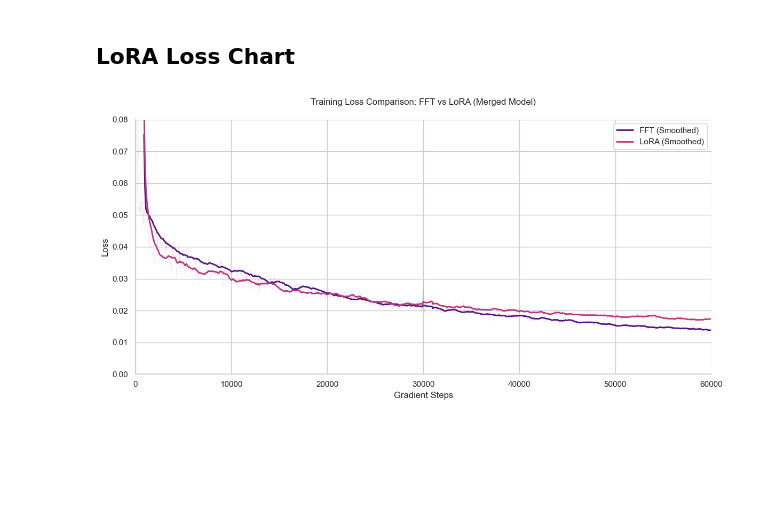
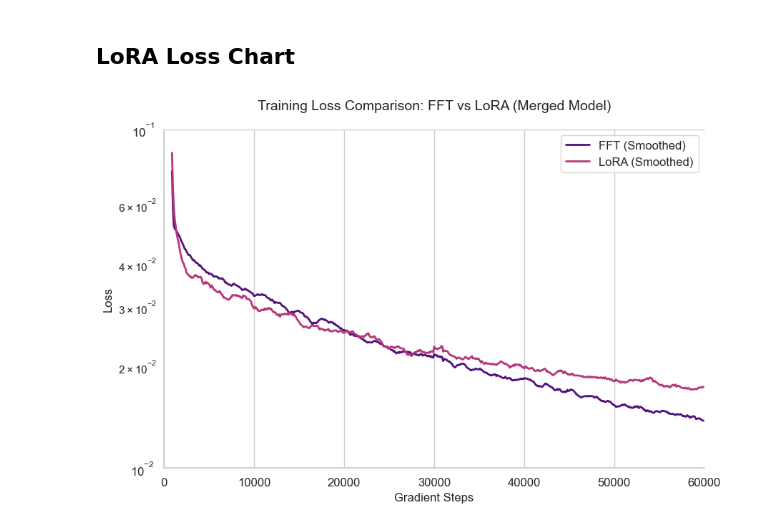
Before and after one commit to F-Fer/lerobot_ur5e_gello, a Jupyter notebook: notebooks/loss_charts.ipynb, the cells around one changed output. Cells and saved outputs as stored; diff of their text form; code cells hidden in the pictures; blank space fills up the shorter version.

Commit message:
increase font size loss_charts

```diff
--- a/notebooks/loss_charts.ipynb
+++ b/notebooks/loss_charts.ipynb
@@ -6,6 +6,8 @@ import seaborn as sns
 # Set the style
 sns.set_theme(style="whitegrid")
 plt.rcParams.update({'font.size': 12})
+font_size = 12
+font_size_large = 14
 
 # Get the exact colors from the 'magma' palette to match your other notebook
 # FFT (Purple) and LoRA (Coral)
@@ -35,25 +37,28 @@ df_lora['loss_smoothed'] = df_lora[lora_col].rolling(window=10).mean()
 df_fft['loss_smoothed'] = df_fft[fft_col].rolling(window=10).mean()
 # %%
 # Plot
-plt.figure(figsize=(12, 6))
+plt.figure(figsize=(9, 6))
 
 # Plot FFT (Purple)
-sns.lineplot(data=df_fft, x="Step", y=fft_col, color=color_fft, alpha=0.1, linewidth=0.8)
+# sns.lineplot(data=df_fft, x="Step", y=fft_col, color=color_fft, alpha=0.1, linewidth=0.8)
 sns.lineplot(data=df_fft, x="Step", y="loss_smoothed", color=color_fft, linewidth=2, label='FFT (Smoothed)')
 
 # Plot LoRA (Coral)
-sns.lineplot(data=df_lora, x="Step", y=lora_col, color=color_lora, alpha=0.1, linewidth=0.8)
+# sns.lineplot(data=df_lora, x="Step", y=lora_col, color=color_lora, alpha=0.1, linewidth=0.8)
 sns.lineplot(data=df_lora, x="Step", y="loss_smoothed", color=color_lora, linewidth=2, label='LoRA (Smoothed)')
 
-plt.title("Training Loss Comparison: FFT vs LoRA (Merged Model)", pad=20)
-plt.xlabel("Gradient Steps")
-plt.ylabel("Loss")
+plt.title("Training Loss Comparison: FFT vs LoRA (Merged Model)", pad=20, fontsize=font_size_large)
+plt.xlabel("Gradient Steps", fontsize=font_size)
+plt.ylabel("Loss", fontsize=font_size)
+plt.yscale('log')
 plt.xlim(0, 60000)
-plt.ylim(0, 0.08)
+plt.ylim(1e-2, 1e-1)
+plt.xticks(fontsize=font_size)
+plt.yticks(fontsize=font_size)
 
-plt.legend(frameon=True, loc='upper right')
+plt.legend(frameon=True, loc='upper right', fontsize=font_size)
 sns.despine()
 plt.tight_layout()
 plt.show()
 # %% [output]
-[figure, old version]
+[figure, new version]
```
